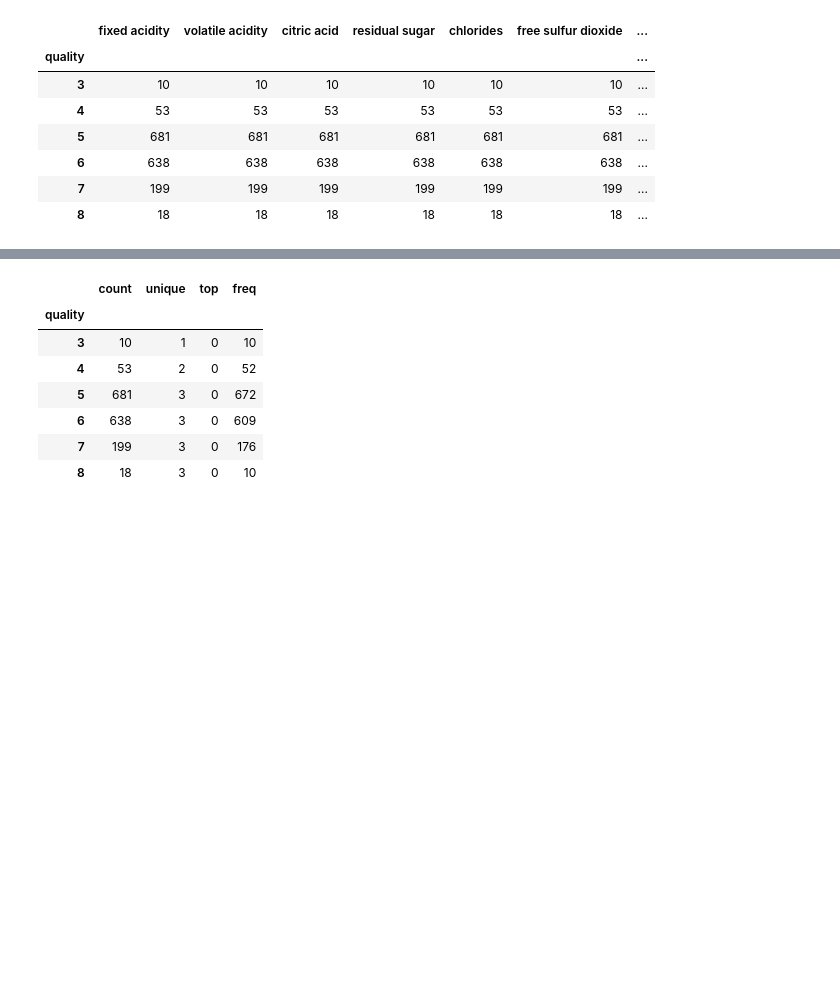
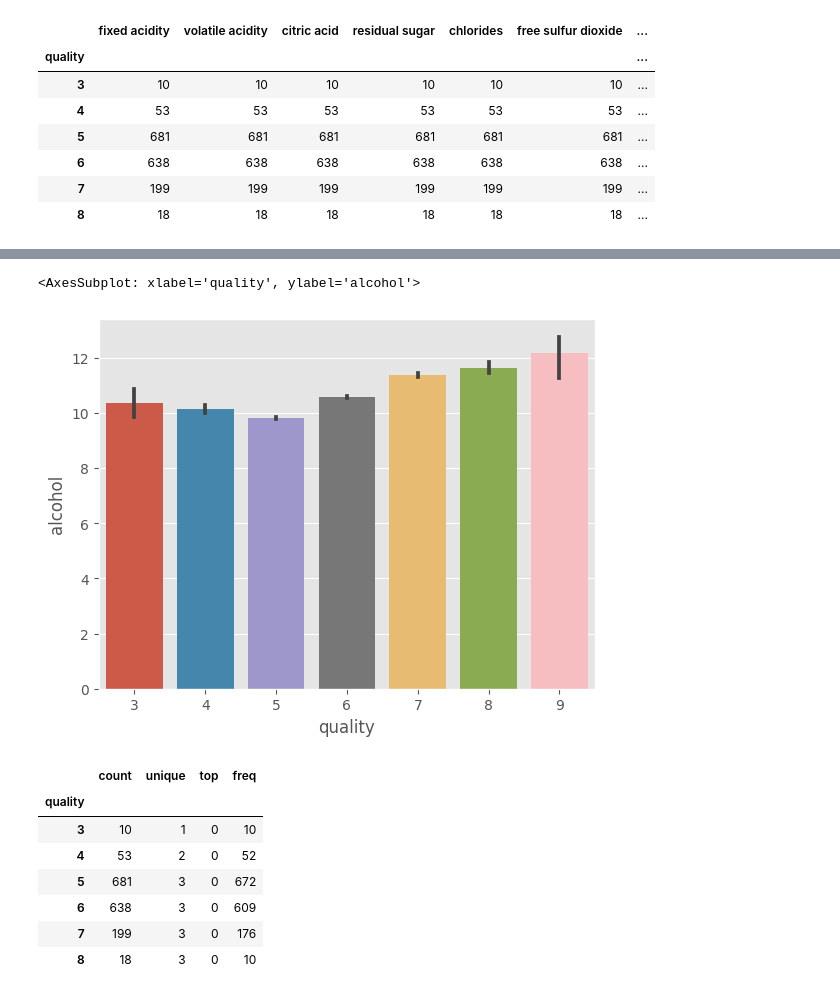
Before and after one commit to SaltyPeachcake/TableDataWarmUp, a Jupyter notebook: exploreData/DataExploration.ipynb, the cells around one changed output, grey strips where cells are left out. Cells and saved outputs as stored; diff of their text form; code cells hidden in the pictures; blank space fills up the shorter version.

```diff
--- a/exploreData/DataExploration.ipynb
+++ b/exploreData/DataExploration.ipynb
@@ -129,3 +134,8 @@ plt.style.use('ggplot')
+# %%
+sns.barplot(x = 'quality', y = 'alcohol', data = df_white_raw)
+# %% [output]
+<AxesSubplot: xlabel='quality', ylabel='alcohol'>
+[figure, added]
 # %%
 df_red_raw['ABV_range'] = pd.cut(df_red_raw['alcohol'],
                                  [0,12.5,13.5,14.5,100],
```
Also changed, not shown: parts of 5 cells of this notebook.
